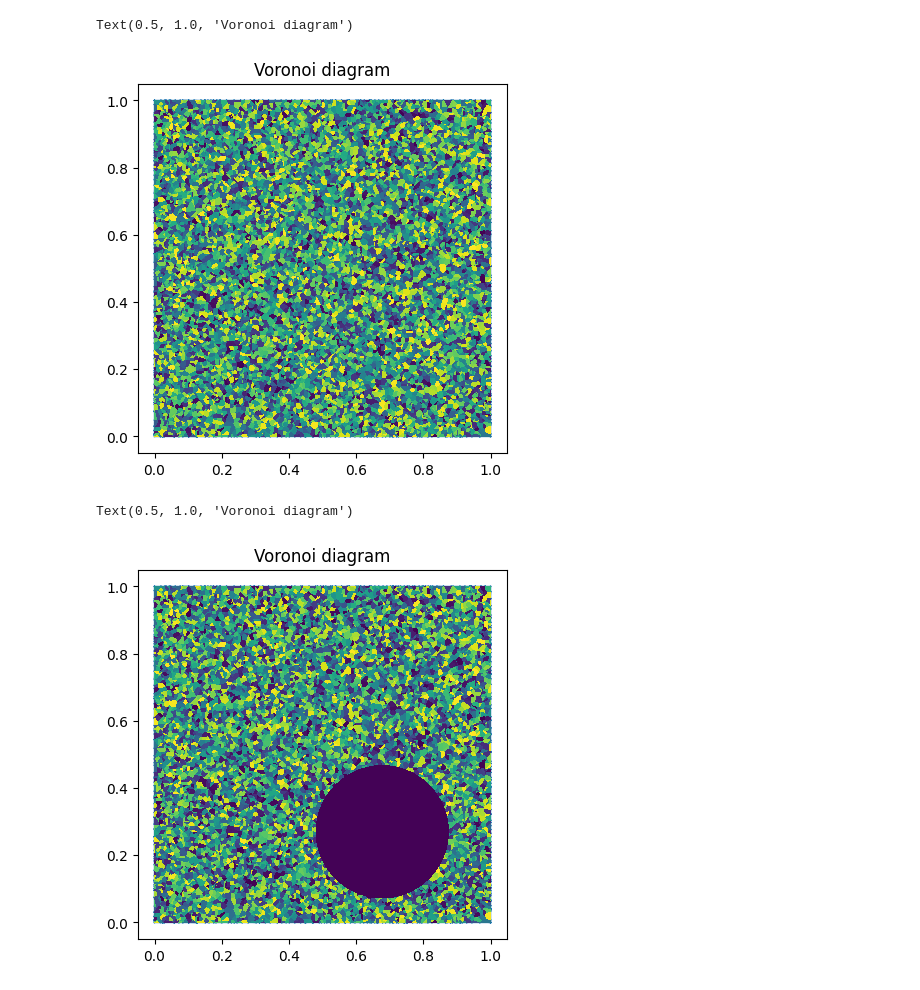
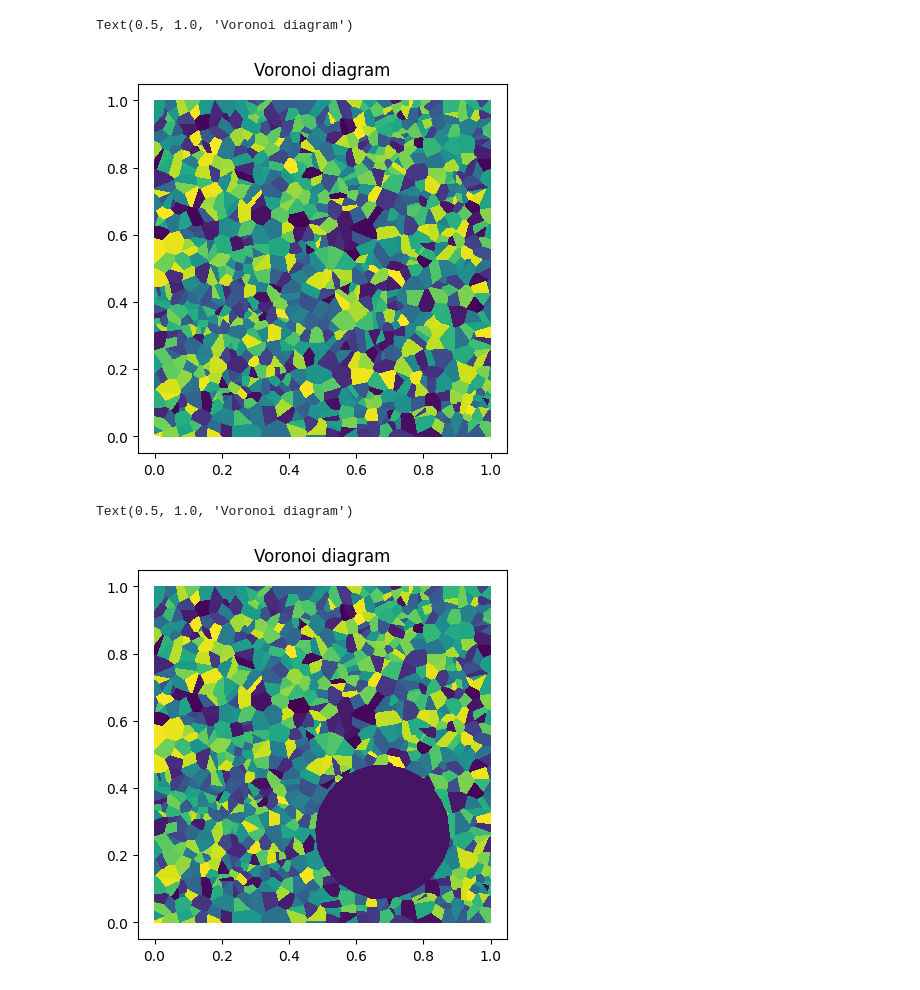
Before and after one commit to PlathC/pygeogram, a Jupyter notebook: examples/voronoi-2d.ipynb, the cells around one changed output. Saved outputs shown, nothing was run; the diff lists cells and outputs as text; code cells hidden in the pictures.

```diff
--- a/examples/voronoi-2d.ipynb
+++ b/examples/voronoi-2d.ipynb
@@ -9,22 +9,21 @@ np.random.seed(0)
 # %%
 (vertices, triangles) = geo.shape.quad()
 
-seed_nb = 10000
+seed_nb = 1000
 seeds   = np.random.rand(seed_nb, 2)
 
 voronoi = geo.Voronoi(seeds, domain_vertices=vertices, domain_simplices=triangles)
 triang  = tri.Triangulation(voronoi.q[:, 0], voronoi.q[:, 1], voronoi.t)
 
 # Plot
 fig, ax = plt.subplots()
 ax.set_aspect('equal')
-ax.triplot(triang, '-', lw=1)
 
 ax.tripcolor(triang, voronoi.tseed, shading='flat')
 ax.set_title('Voronoi diagram')
 # %% [output]
 Text(0.5, 1.0, 'Voronoi diagram')
-[figure, old version]
+[figure, new version]
 # %%
 weights     = np.array([1. for i in range(seed_nb)])
 weights[50] = 1.04
@@ -35,10 +34,9 @@ triang  = tri.Triangulation(voronoi.q[:, 0], voronoi.q[:, 1], voronoi.t)
 # Plot
 fig, ax = plt.subplots()
 ax.set_aspect('equal')
-ax.triplot(triang, '-', lw=1)
 
 ax.tripcolor(triang, voronoi.tseed, shading='flat')
 ax.set_title('Voronoi diagram')
 # %% [output]
 Text(0.5, 1.0, 'Voronoi diagram')
-[figure, old version]
+[figure, new version]
```
Also changed, not shown: 1 other file.
